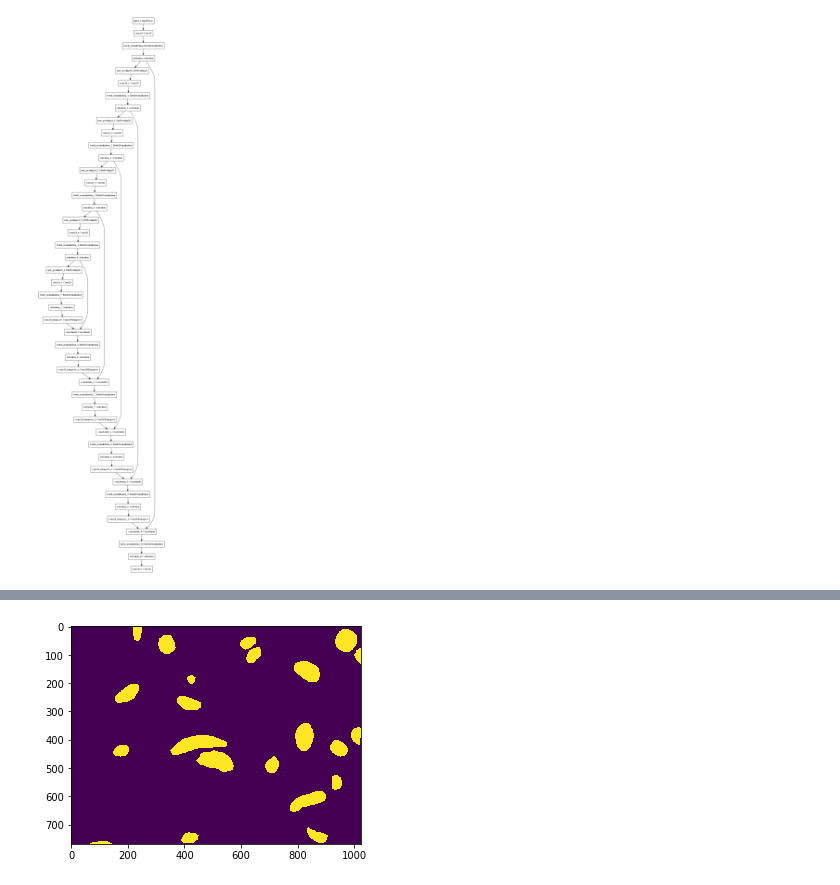
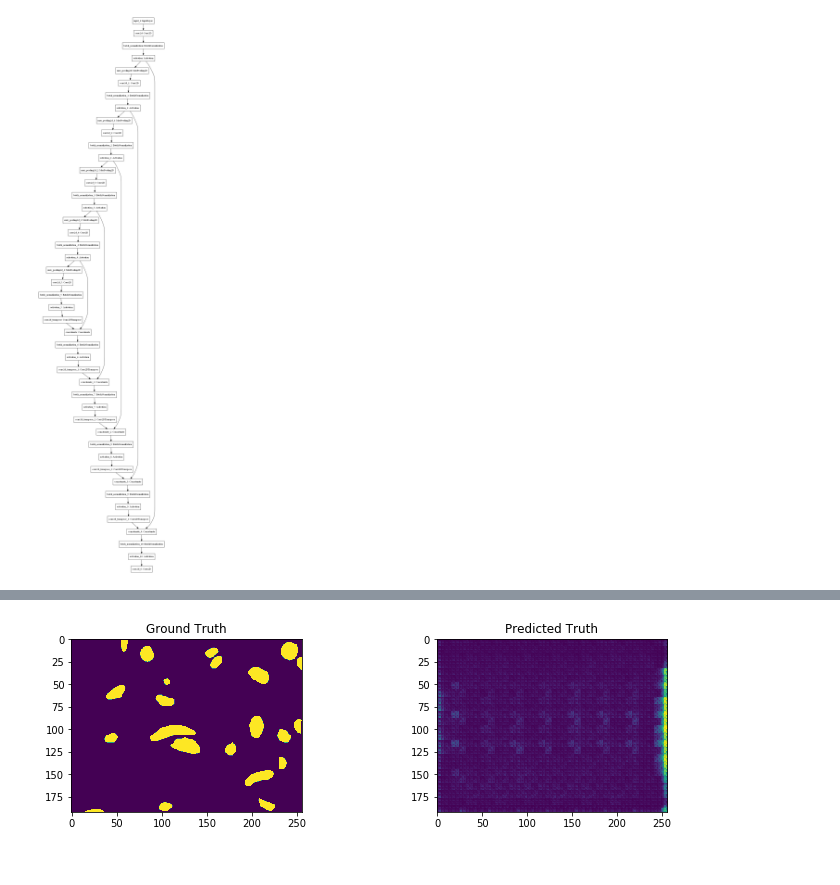
Before and after one commit to cemalec/Data-Science-Porfolio, a Jupyter notebook: CapstoneProjectTwo/Baseline Model.ipynb, the cells around one changed output, grey strips where cells are left out. Cells and saved outputs as stored; diff of their text form; code cells hidden in the pictures.

```diff
--- a/CapstoneProjectTwo/Baseline Model.ipynb
+++ b/CapstoneProjectTwo/Baseline Model.ipynb
@@ -193,8 +235,3 @@ def dice_loss(y_true, y_pred):
     return loss
 # %%
 model.compile(optimizer='adam', loss=dice_loss, metrics=[dice_loss])
-# %%
-training_inputs /= 255
-training_ground_truth /= 255
-testing_ground_truth /= 255
-testing_inputs /= 255
@@ -203,0 +238,4 @@ validation_ground_truth = testing_ground_truth[:20,:,:,:]
+# %%
+validation_inds = np.random.choice(range(165),20)
+validation_inputs = testing_inputs[validation_inds,:,:,:]
+validation_ground_truth = testing_ground_truth[validation_inds,:,:,:]
@@ -211,21 +275,12 @@ model.compile(optimizer=opt,
               metrics=[dice_coeff])
 
 #Some parameters
-batch_size = 5
-epochs = 5
+
+epochs = 1
 
 #Define a model callback
-save_model_path = 'tmp/weights.hdf5'
+save_model_path = 'tmp/weights2.hdf5'
 cp = tf.keras.callbacks.ModelCheckpoint(filepath=save_model_path,
                                         monitor='val_loss',
                                         save_best_only=True,
                                         verbose=1)
-#Fit the model
-history = model.fit(training_inputs,
-                    training_ground_truth,
-                    batch_size=batch_size,
-                    epochs=epochs,
-                    validation_data=(validation_inputs, validation_ground_truth),
-                    shuffle=True,
-                    callbacks=[cp]
-                   )
@@ -249,3 +287,12 @@ Epoch 00005: val_loss did not improve from 0.86093
+# %%
+#Fit the model
+history = model.fit_generator(train_generator,
+                              epochs=epochs,
+                              steps_per_epoch = 11,
+                              validation_data=(validation_inputs, validation_ground_truth),
+                              shuffle=True,
+                              callbacks=[cp]
+                             )
 # %%
 # Score trained model.
 test_indices = np.random.choice(range(165),5,replace=False)
@@ -266,5 +307,13 @@ plt.show()
-# %%
-plt.imshow(training_ground_truth[0,:,:,0])
-plt.show()
-# %% [output]
-[figure, removed]
+# %%
+predict_mask = model.predict(training_inputs[:5,:,:,:])[0][:,:,0]
+mask = training_ground_truth[0,:,:,0]
+fig = plt.figure(figsize=[12,7])
+ax1 = plt.subplot(2,2,1)
+ax1.imshow(mask)
+ax1.set_title('Ground Truth')
+ax2 = plt.subplot(2,2,2)
+ax2.imshow(predict_mask)
+ax2.set_title('Predicted Truth')
+plt.show()
+# %% [output]
+[figure, added]
```
Also changed, not shown: parts of 14 cells of this notebook.
